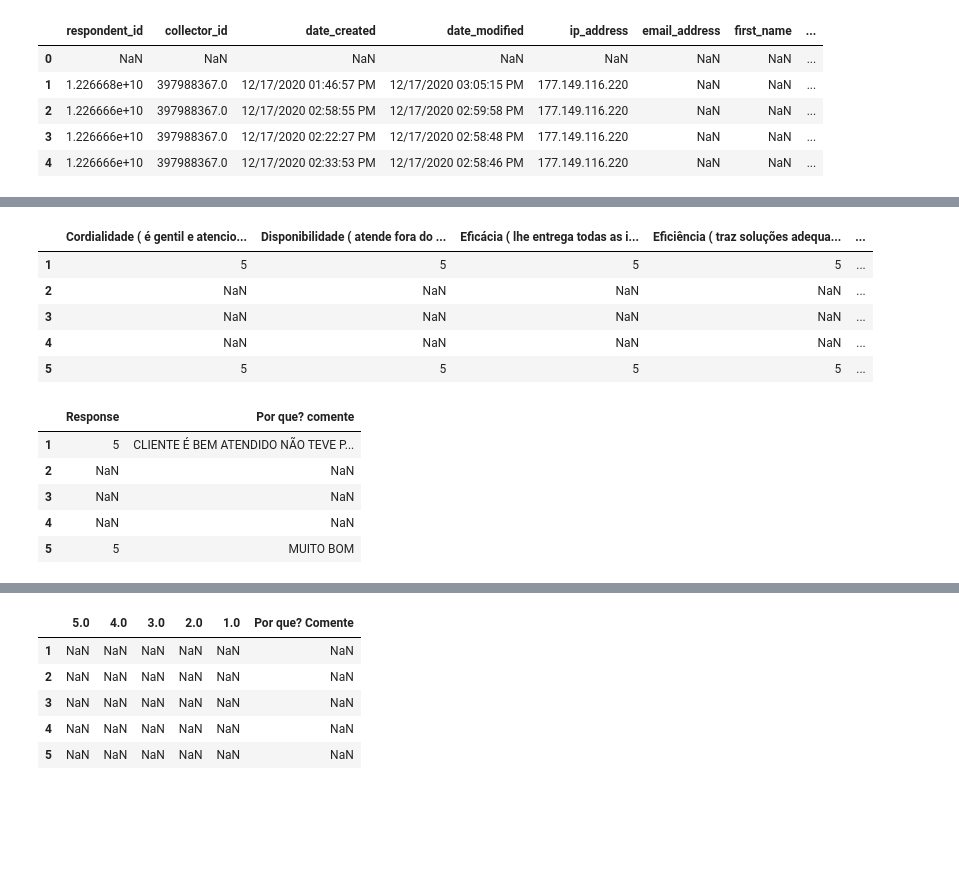
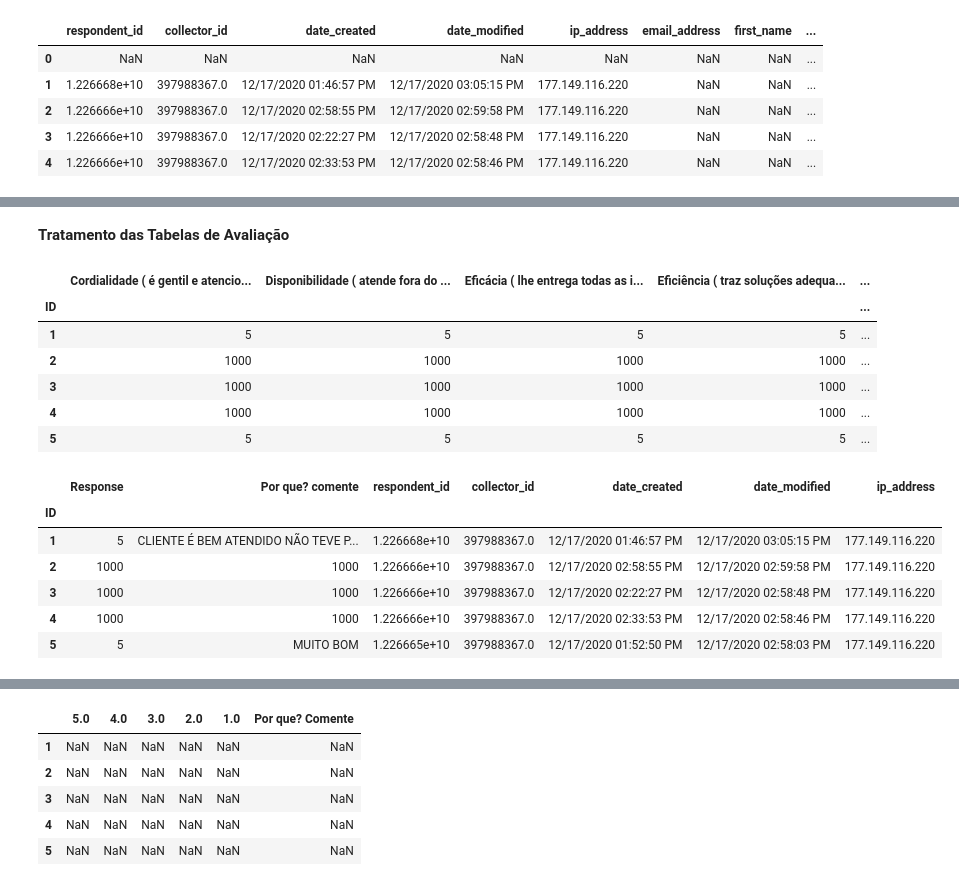
Before and after one commit to DevNicque/MyCods, a Jupyter notebook: base_atem_transformer.ipynb, the cells around one changed output, grey strips where cells are left out. Cells and saved outputs as stored; diff of their text form; code cells hidden in the pictures; blank space fills up the shorter version.

```diff
--- a/base_atem_transformer.ipynb
+++ b/base_atem_transformer.ipynb
@@ -25,0 +39,3 @@ df1.head()
+# %%
+df = df.fillna(value=1000)
+df.head()
@@ -25,0 +51,7 @@ df1.head()
+# %%
+df_geral = df.loc[:,'respondent_id':'ip_address']
+df_geral = df_geral.drop(0)
+df_geral.index = df_geral.index.rename('ID')
+
+
+df_geral.head()
@@ -65,29 +182,43 @@ df4.head()
+# %% [markdown]
+**Tratamento das Tabelas de Avaliação**
 # %%
 df5 = df.loc[:,'Quanto a prestação de serviço do seu assessor comercial, classifique os seguintes itens:':'Unnamed: 36']
 df5.columns = df5.loc[0]
 df5 = df5.drop(0)
+df5.index = df5.index.rename('ID')
+
+df5 = pd.merge(df5,df_geral, on='ID', left_index=True)
+
+df5.to_json(f'avaliacao_acessorcomercial.json',orient="records")
 
 df5.head()
 # %% [output]
 |  | Cordialidade ( é gentil e atencio... | Disponibilidade ( atende fora do ... | Eficácia ( lhe entrega todas as i... | Eficiência ( traz soluções adequa... | ... |
+| ID |  |  |  |  | ... |
 | 1 | 5 | 5 | 5 | 5 | ... |
-| 2 | NaN | NaN | NaN | NaN | ... |
-| 3 | NaN | NaN | NaN | NaN | ... |
-| 4 | NaN | NaN | NaN | NaN | ... |
+| 2 | 1000 | 1000 | 1000 | 1000 | ... |
+| 3 | 1000 | 1000 | 1000 | 1000 | ... |
+| 4 | 1000 | 1000 | 1000 | 1000 | ... |
 | 5 | 5 | 5 | 5 | 5 | ... |
 # %%
 df6 = df.loc[:,'Em linhas gerais, como considera o relacionamento com o seu assessor comercial:':'Unnamed: 38']
 df6.columns = df6.loc[0]
 df6 = df6.drop(0)
+df6.index = df6.index.rename('ID')
+
+df6 = pd.merge(df6,df_geral, on='ID', left_index=True)
+
+df6.to_json(f'avaliacao_relacionamento_acessorcomercial.json',orient="records")
 
 df6.head()
 # %% [output]
-|  | Response | Por que? comente |
-| 1 | 5 | CLIENTE É BEM ATENDIDO NÃO TEVE P... |
-| 2 | NaN | NaN |
-| 3 | NaN | NaN |
-| 4 | NaN | NaN |
-| 5 | 5 | MUITO BOM |
+|  | Response | Por que? comente | respondent_id | collector_id | date_created | date_modified | ip_address |
+| ID |  |  |  |  |  |  |  |
+| 1 | 5 | CLIENTE É BEM ATENDIDO NÃO TEVE P... | 1.226668e+10 | 397988367.0 | 12/17/2020 01:46:57 PM | 12/17/2020 03:05:15 PM | 177.149.116.220 |
+| 2 | 1000 | 1000 | 1.226666e+10 | 397988367.0 | 12/17/2020 02:58:55 PM | 12/17/2020 02:59:58 PM | 177.149.116.220 |
+| 3 | 1000 | 1000 | 1.226666e+10 | 397988367.0 | 12/17/2020 02:22:27 PM | 12/17/2020 02:58:48 PM | 177.149.116.220 |
+| 4 | 1000 | 1000 | 1.226666e+10 | 397988367.0 | 12/17/2020 02:33:53 PM | 12/17/2020 02:58:46 PM | 177.149.116.220 |
+| 5 | 5 | MUITO BOM | 1.226665e+10 | 397988367.0 | 12/17/2020 01:52:50 PM | 12/17/2020 02:58:03 PM | 177.149.116.220 |
 # %%
 df7 = df.loc[:,'SE ENTREGA responder as perguntas 6 e 7Em caso de entrega do produto no posto ou empresa do cliente, classifique o serviço prestado pela ATEM nos itens abaixo:':'Unnamed: 43']
 df7.columns = df7.loc[0]
```
Also changed, not shown: parts of 26 cells of this notebook.
